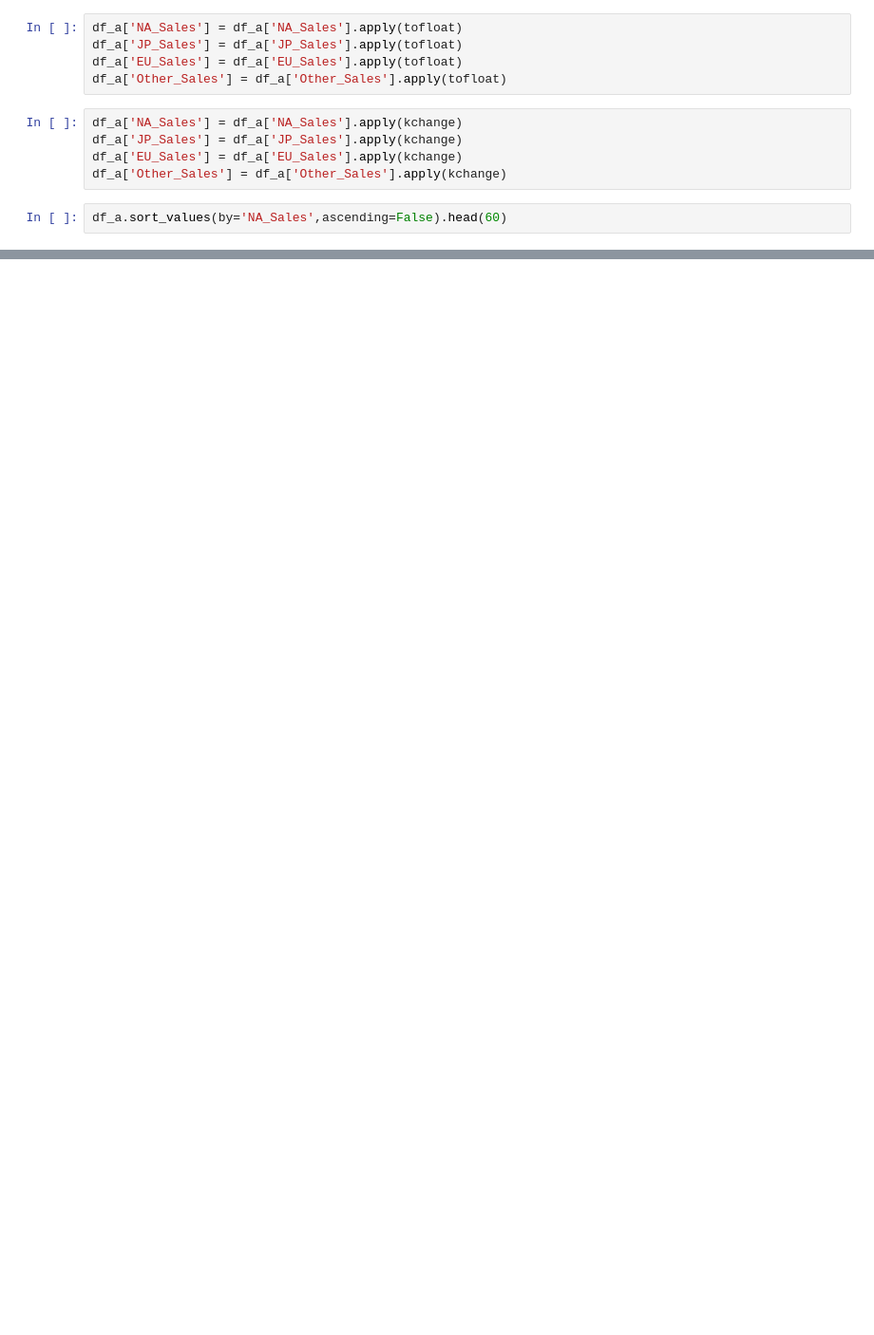
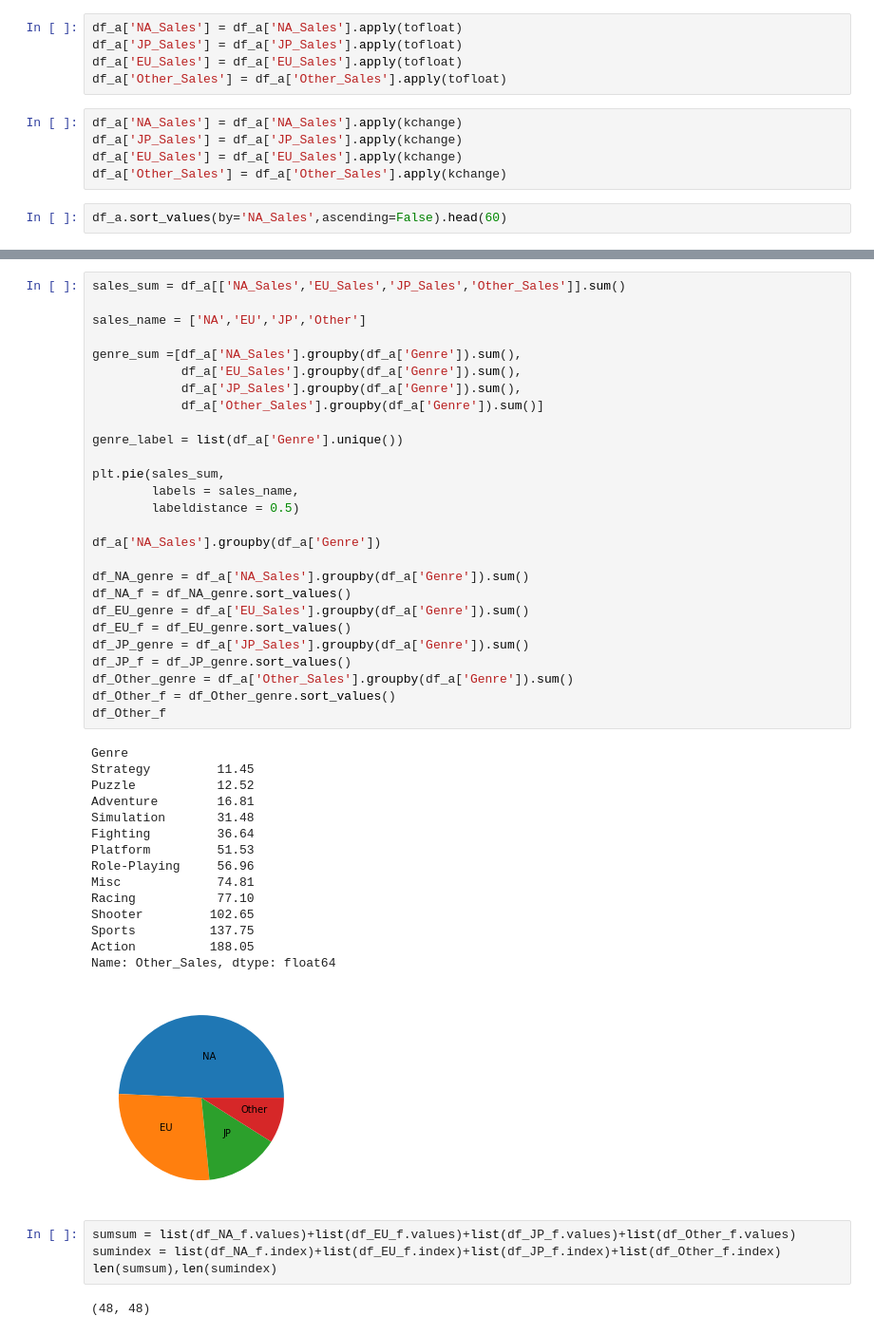
Before and after one commit to momotonton/portfolio-web, a Jupyter notebook: Project_1.ipynb, the cells around one changed output, grey strips where cells are left out. Shown: that part at 95% size. Cells and saved outputs as stored; diff of their text form; blank space fills up the shorter version.

Commit message:
drawing graph

```diff
--- a/Project_1.ipynb
+++ b/Project_1.ipynb
@@ -304,0 +356,49 @@ df_a.sort_values(by='NA_Sales',ascending=False).head(60)
+# %%
+sales_sum = df_a[['NA_Sales','EU_Sales','JP_Sales','Other_Sales']].sum()
+
+sales_name = ['NA','EU','JP','Other']
+
+genre_sum =[df_a['NA_Sales'].groupby(df_a['Genre']).sum(),
+            df_a['EU_Sales'].groupby(df_a['Genre']).sum(),
+            df_a['JP_Sales'].groupby(df_a['Genre']).sum(),
+            df_a['Other_Sales'].groupby(df_a['Genre']).sum()]
+
+genre_label = list(df_a['Genre'].unique())
+
+plt.pie(sales_sum,
+        labels = sales_name,
+        labeldistance = 0.5)
+
+df_a['NA_Sales'].groupby(df_a['Genre'])
+
+df_NA_genre = df_a['NA_Sales'].groupby(df_a['Genre']).sum()
+df_NA_f = df_NA_genre.sort_values()
+df_EU_genre = df_a['EU_Sales'].groupby(df_a['Genre']).sum()
+df_EU_f = df_EU_genre.sort_values()
+df_JP_genre = df_a['JP_Sales'].groupby(df_a['Genre']).sum()
+df_JP_f = df_JP_genre.sort_values()
+df_Other_genre = df_a['Other_Sales'].groupby(df_a['Genre']).sum()
+df_Other_f = df_Other_genre.sort_values()
+df_Other_f
+# %% [output]
+Genre
+Strategy         11.45
+Puzzle           12.52
+Adventure        16.81
+Simulation       31.48
+Fighting         36.64
+Platform         51.53
+Role-Playing     56.96
+Misc             74.81
+Racing           77.10
+Shooter         102.65
+Sports          137.75
+Action          188.05
+Name: Other_Sales, dtype: float64
+[figure, added]
+# %%
+sumsum = list(df_NA_f.values)+list(df_EU_f.values)+list(df_JP_f.values)+list(df_Other_f.values)
+sumindex = list(df_NA_f.index)+list(df_EU_f.index)+list(df_JP_f.index)+list(df_Other_f.index)
+len(sumsum),len(sumindex)
+# %% [output]
+(48, 48)
```
Also changed, not shown: parts of 10 cells of this notebook.
